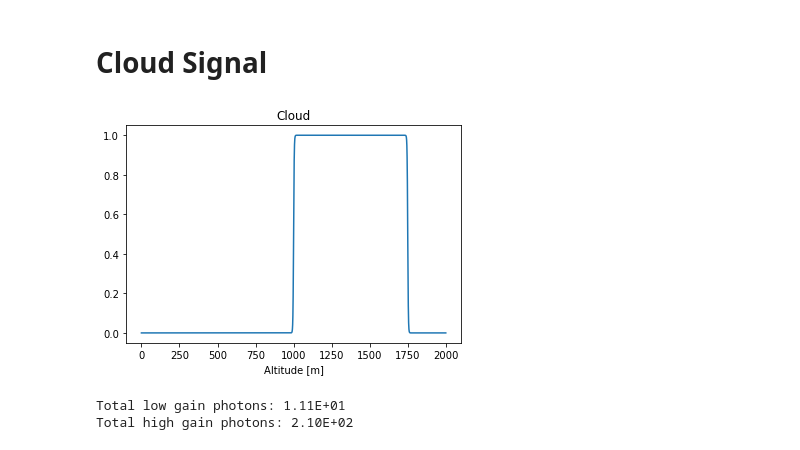
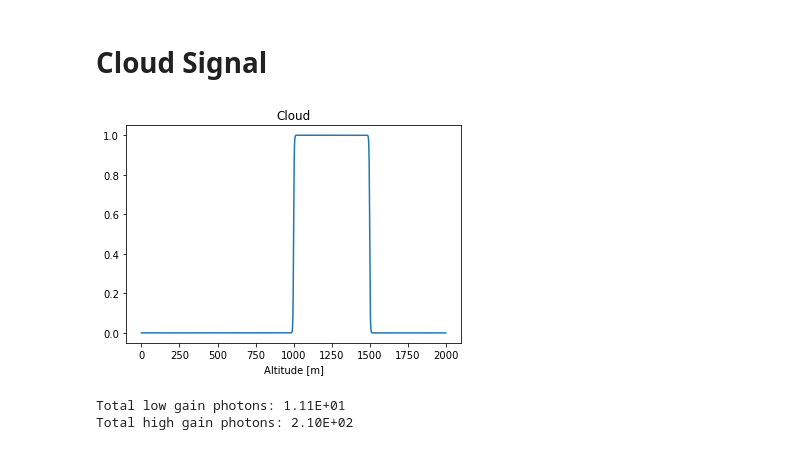
Before and after one commit to gkirchhoff32/Cloud-Measurements, a Jupyter notebook: meas_sim.ipynb, the cells around one changed output. Saved outputs shown, nothing was run; the diff lists cells and outputs as text; code cells hidden in the pictures.

```diff
--- a/meas_sim.ipynb
+++ b/meas_sim.ipynb
@@ -147,35 +147,35 @@ plt.show()
 # Add cloud to signal
 
 cloud_bot = 1.0e3  # [m] cloud base
-cloud_top = 1.75e3  # [m] cloud top
+cloud_top = 1.5e3  # [m] cloud top
 cloud_alpha = 0.5  # sharp transition
 # cloud_alpha = 0.035 # smooth transition
 cloud_sig = (1 / (1+np.exp(-cloud_alpha*(alt-cloud_bot)))) - (1 / (1+np.exp(-cloud_alpha*(alt-cloud_top))))
 
 S = 20  # [sr] lidar ratio
 # S = 40  # [sr] try this for rapid extinction
 beta_aer = 1e-3  # [m-1 sr-1] singular value for aerosol backscatter
 
 # # Boxcar-function cloud
 # cloud = np.zeros(len(alt))
 # cloud_idx = np.where((alt>=cloud_bot) & (alt<=cloud_top))[0]
 # cloud[cloud_idx] = np.ones(len(cloud_idx))
 
 # Double-sigmoid cloud
 cloud = np.ones(len(alt))
 cloud *= cloud_sig
 
 beta_aer = beta_aer * cloud  # [m-1 sr-1]
 alpha_aer = S * beta_aer  # [m-1]
 
 fig = plt.figure()
 ax = fig.add_subplot(111)
 ax.plot(alt, cloud)
 ax.set_xlabel('Altitude [m]')
 ax.set_title('Cloud')
 plt.show()
 # %% [output]
-[figure, old version]
+[figure, new version]
 # %%
 # Lidar equation for combined molecular and aerosol backscatter
 R = alt  # assume transmitter and receiver are at the surface
```
Also changed, not shown: parts of 3 cells of this notebook, 4 other files.
